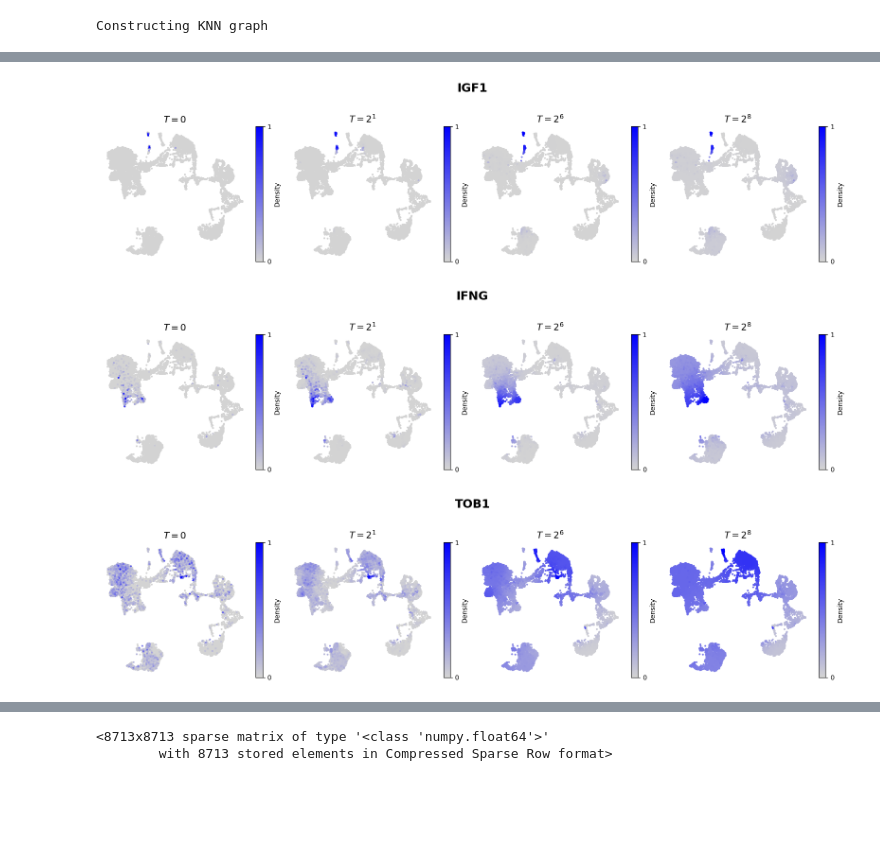
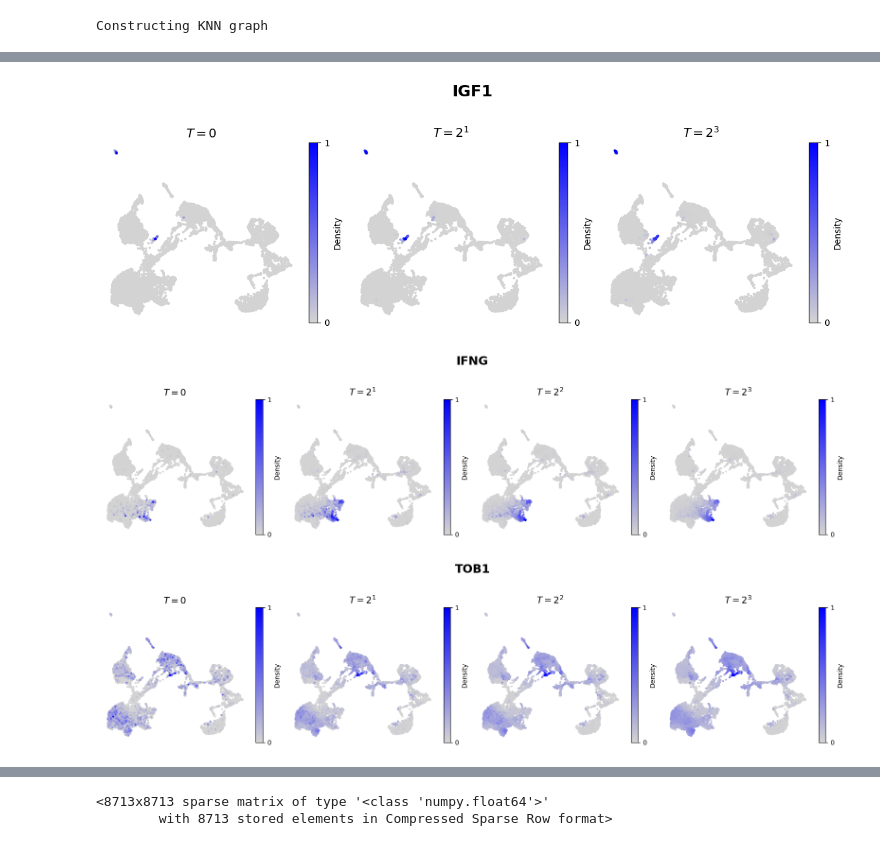
Before and after one commit to jassonmakkar/pylmd, a Jupyter notebook: pylmd/pylmd/demo.ipynb, the cells around one changed output, grey strips where cells are left out. Saved outputs shown, nothing was run; the diff lists cells and outputs as text; code cells hidden in the pictures; blank space fills up the shorter version.

```diff
--- a/pylmd/pylmd/demo.ipynb
+++ b/pylmd/pylmd/demo.ipynb
@@ -501,16 +501,13 @@ def rowwise_normalize(W: np.ndarray) -> np.ndarray:
 def construct_diffusion_operators(
     W: Union[np.ndarray, sparse.spmatrix],
     max_time: int,
-    use_doubly_stochastic: bool = True,
-    verbose: bool = True
 ) -> Dict[int, sparse.spmatrix]:
     """
     Constructs a list of diffusion operators for a given symmetric affinity matrix of a graph.
 
     """
 
-    if verbose:
-        print("Creating diffusion operators...")
+    print("Creating diffusion operators...")
 
     # Convert to dense array if sparse for initial processing
     if sparse.issparse(W):
@@ -518,11 +515,7 @@ def construct_diffusion_operators(
     else:
         W_dense = W.copy()
 
-    # Create transition matrix P
-    if use_doubly_stochastic:
-        P = doubly_stochastic(W_dense)
-    else:
-        P = rowwise_normalize(W_dense)
+    P = doubly_stochastic(W_dense)
 
     n = P.shape[0]
 
@@ -545,12 +538,10 @@ def construct_diffusion_operators(
         diag_check = np.abs((n * np.diag(P_current)) * n - n)
         max_deviation = np.max(diag_check)
 
-        if verbose and t % 2 == 0:
-            print(f"  Step {t}: max deviation from convergence = {max_deviation:.6f}")
+        print(f"  Step {t}: max deviation from convergence = {max_deviation:.6f}")
 
         if max_deviation < convergence_threshold:
-            if verbose:
-                print(f"  Converged at step {t} (time = {2**(t-1)})")
+            print(f"  Converged at step {t} (time = {2**(t-1)})")
             break
 
         # Compute P^(2^t) = P^(2^(t-1)) * P^(2^(t-1))
@@ -561,15 +552,14 @@ def construct_diffusion_operators(
 
         t += 1
 
-    if verbose:
-        actual_max_time = 2**(t-1) if t > 1 else 0
-        print(f"Max diffusion time: {actual_max_time}")
-        print(f"Total operators created: {len(P_dict)}")
+    actual_max_time = 2**(t-1) if t > 1 else 0
+    print(f"Max diffusion time: {actual_max_time}")
+    print(f"Total operators created: {len(P_dict)}")
 
     return P_dict
 # %%
 start_time = time.time()
-P_ls = construct_diffusion_operators(W, max_time=2**8)
+P_ls = construct_diffusion_operators(W, max_time=2**3)
 end_time = time.time()
 execution_time = end_time - start_time
 print(f"Execution time: {execution_time} seconds")
@@ -718,36 +732,36 @@ sc.pl.umap(adata, color = ['IGF1','IFNG','TOB1'])
 # %%
 gene = 'IGF1'
 fig, axes = visualize_diffusion(
     coord=adata.obsm['X_umap'],
     rho=rho,
     P_ls=P_ls,
-    check_time=[0, 2, 2**6, 2**8, 2**10, 2**20],
+    check_time=[0, 2, 2**3],
     gene_name=gene,
     gene_color="blue"
 )
 # %% [output]
-[figure, old version]
+[figure, new version]
 # %%
 gene = 'IFNG'
 fig, axes = visualize_diffusion(
     coord=adata.obsm['X_umap'],
     rho=rho,
     P_ls=P_ls,
-    check_time=[0, 2, 2**6, 2**8, 2**10, 2**20],
+    check_time=[0, 2, 2**2, 2**3],
     gene_name=gene,
     gene_color="blue"
 )
 # %% [output]
-[figure, old version]
+[figure, new version]
 # %%
 gene = 'TOB1'
 fig, axes = visualize_diffusion(
     coord=adata.obsm['X_umap'],
     rho=rho,
     P_ls=P_ls,
-    check_time=[0, 2, 2**6, 2**8, 2**10, 2**20],
+    check_time=[0, 2, 2**2, 2**3],
     gene_name=gene,
     gene_color="blue"
 )
 # %% [output]
-[figure, old version]
+[figure, new version]
```
Also changed, not shown: parts of 46 cells of this notebook.
